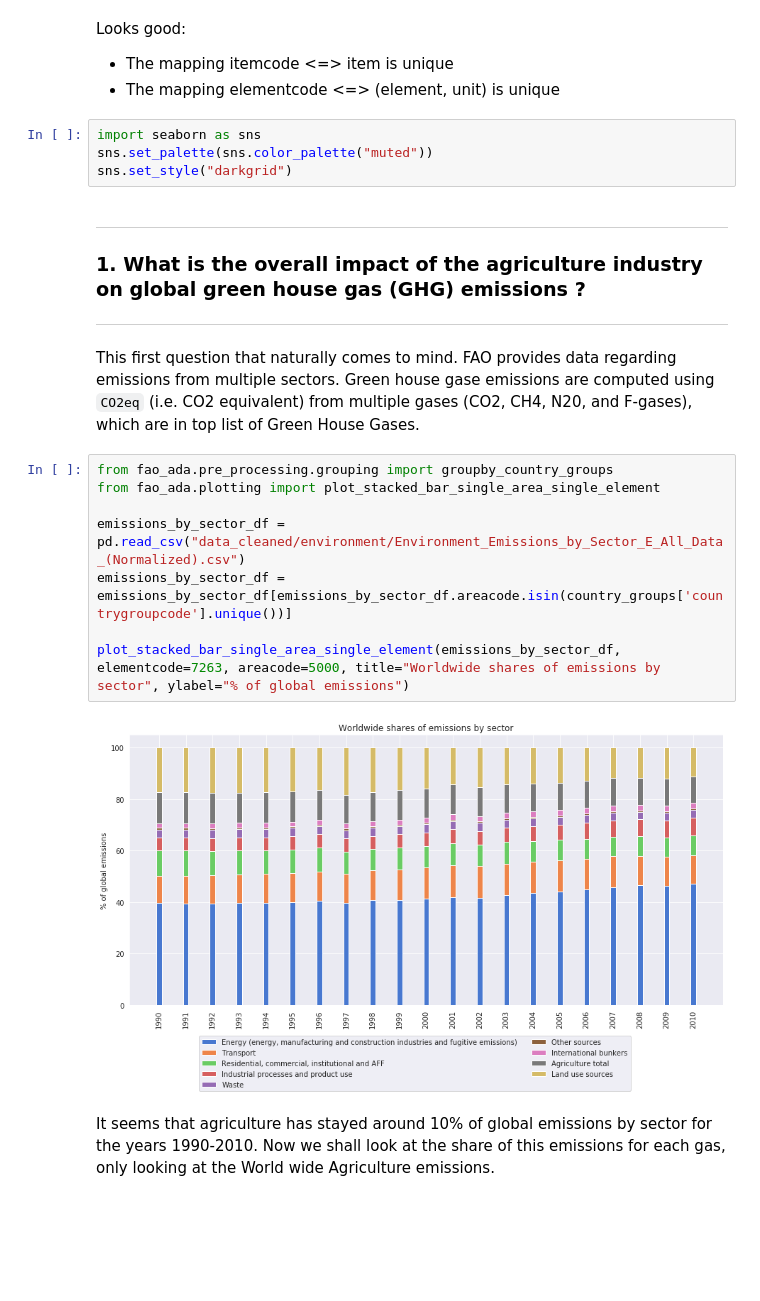
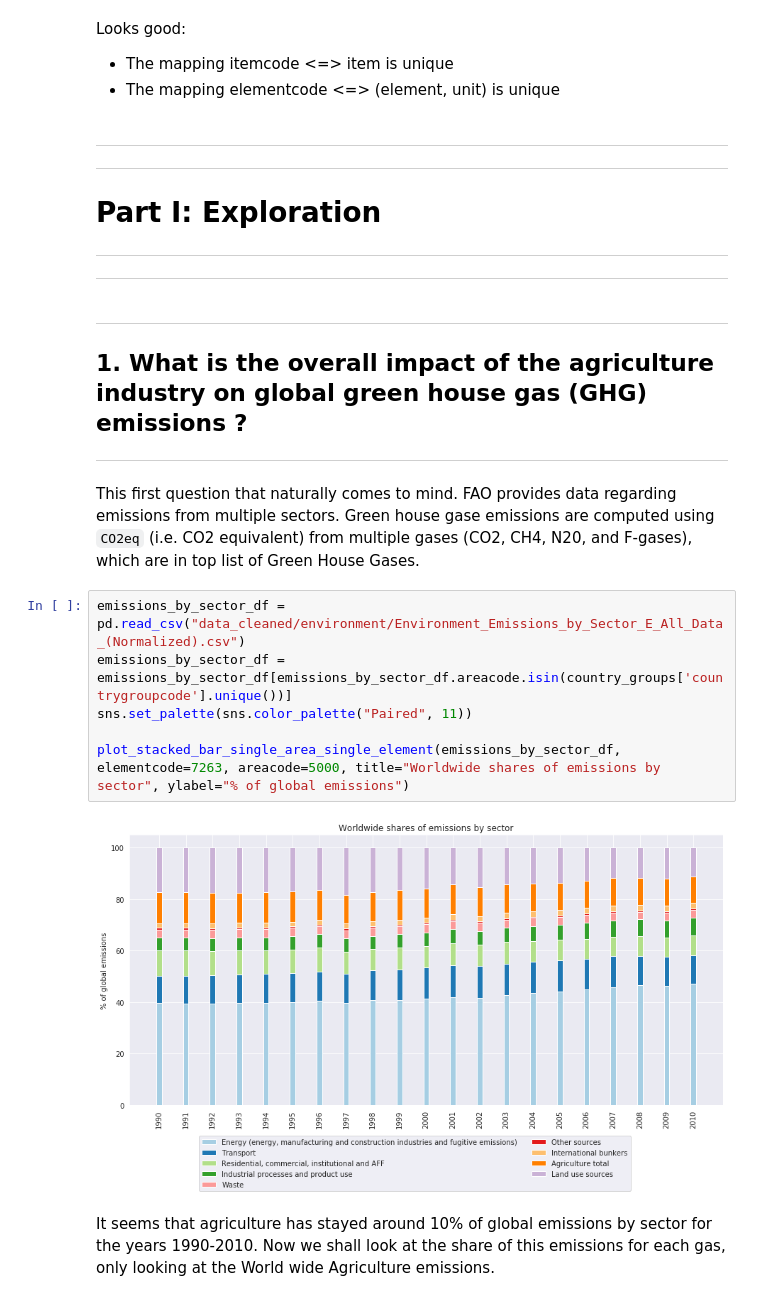
Before and after one commit to ChatPerche/ADA_Project, a Jupyter notebook: Milestone_3.ipynb, the cells around one changed output. Drawn from its saved outputs; the diff is of its cells as text; blank space fills up the shorter version.

```diff
--- a/Milestone_3.ipynb
+++ b/Milestone_3.ipynb
@@ -37,26 +43,26 @@ True
 Looks good:
 - The mapping itemcode <=> item is unique
 - The mapping elementcode <=> (element, unit) is unique
-# %%
-import seaborn as sns
-sns.set_palette(sns.color_palette("muted"))
-sns.set_style("darkgrid")
+# %% [markdown]
+---
+---
+# Part I: Exploration
+---
+---
 # %% [markdown]
 ---
-### 1. What is the overall impact of the agriculture industry on global green house gas (GHG) emissions ?
+## 1. What is the overall impact of the agriculture industry on global green house gas (GHG) emissions ?
 ---
 
 This first question that naturally comes to mind. FAO provides data regarding emissions from multiple sectors. Green house gase emissions are computed using `CO2eq` (i.e. CO2 equivalent) from multiple gases (CO2, CH4, N20, and F-gases), which are in top list of Green House Gases.
 # %%
-from fao_ada.pre_processing.grouping import groupby_country_groups
-from fao_ada.plotting import plot_stacked_bar_single_area_single_element
-
 emissions_by_sector_df = pd.read_csv("data_cleaned/environment/Environment_Emissions_by_Sector_E_All_Data_(Normalized).csv")
 emissions_by_sector_df = emissions_by_sector_df[emissions_by_sector_df.areacode.isin(country_groups['countrygroupcode'].unique())]
+sns.set_palette(sns.color_palette("Paired", 11))
 
 plot_stacked_bar_single_area_single_element(emissions_by_sector_df, elementcode=7263, areacode=5000, title="Worldwide shares of emissions by sector", ylabel="% of global emissions")
 # %% [output]
-[figure, old version]
+[figure, new version]
 # %% [markdown]
 It seems that agriculture has stayed around 10% of global emissions by sector for the years 1990-2010. Now we shall look at the share of this emissions for each gas, only looking at the World wide Agriculture emissions.
 # %%
```
Also changed, not shown: parts of 45 cells of this notebook, 2 other files.
